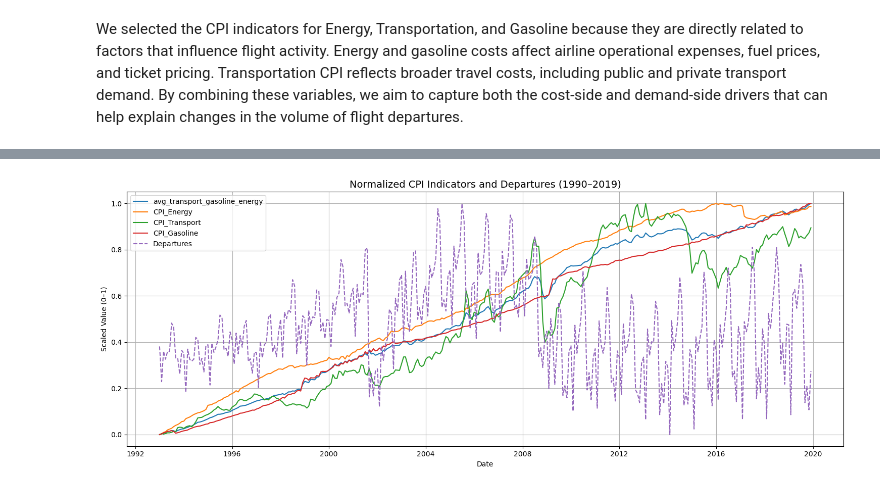
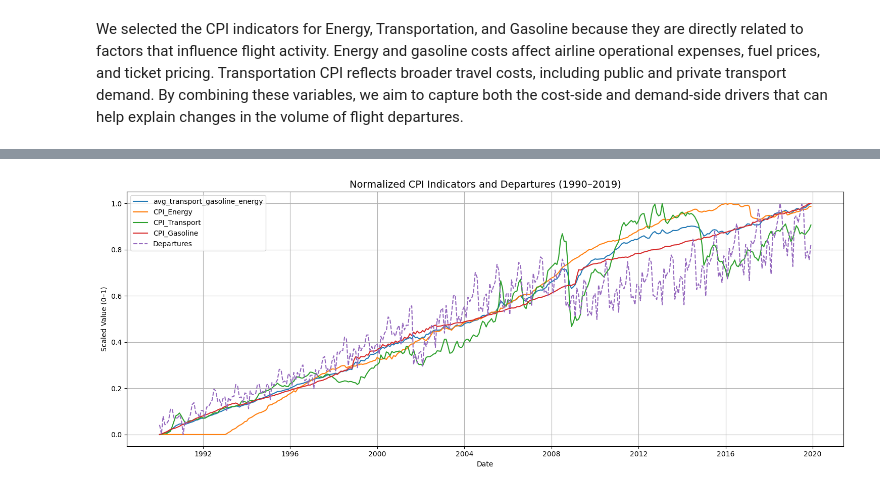
Before and after one commit to nelad1997/Time_Series_Project, a Jupyter notebook: Time_Series_Project.ipynb, the cells around one changed output, grey strips where cells are left out. Saved outputs shown, nothing was run; the diff lists cells and outputs as text; code cells hidden in the pictures.

```diff
--- a/Time_Series_Project.ipynb
+++ b/Time_Series_Project.ipynb
@@ -888,0 +914,16 @@ We selected the CPI indicators for Energy, Transportation, and Gasoline because
+# %%
+full_range = pd.date_range(start='1990-01-01', end='2019-12-01', freq='MS')
+# הגדלה של כל סדרה לטווח מלא
+energy_df = energy_df.set_index('date').reindex(full_range).rename_axis('date').reset_index()
+transportation_df = transportation_df.set_index('date').reindex(full_range).rename_axis('date').reset_index()
+gasoline_df = gasoline_df.set_index('date').reindex(full_range).rename_axis('date').reset_index()
+
+#energy cpi
+print(energy_df.isna().sum())        # count NaNs
+print(energy_df.index.is_unique)     # does the dates are unique?
+#transportation cpi
+print(transportation_df.isna().sum())        # count NaNs
+print(transportation_df.index.is_unique)     # does the dates are unique?
+#gasoline cpi
+print(gasoline_df.isna().sum())        # count NaNs
+print(gasoline_df.index.is_unique)     # does the dates are unique?
@@ -889,21 +972,4 @@ We selected the CPI indicators for Energy, Transportation, and Gasoline because
 # %%
-# --- 1. קריאה ועיבוד נתוני CPI ---
-df = pd.read_csv("cpi.csv")
-df = df[df['period'].str.startswith('M')]
-df['month'] = df['period'].str.extract(r'M(\d{2})').astype(int)
-df = df[(df['month'] >= 1) & (df['month'] <= 12)]
-df['date'] = pd.to_datetime(df['year'].astype(str) + '-' + df['month'].astype(str).str.zfill(2) + '-01')
-
-# סינון טווח תאריכים
-start_date = pd.Timestamp("1990-01-01")
-end_date = pd.Timestamp("2019-12-01")
-df = df[(df['date'] >= start_date) & (df['date'] <= end_date)]
-
-# חלוקה לסדרות
-energy_df = df[df['series_id'] == 'CUSR0000SAE']
-transportation_df = df[df['series_id'] == 'CUSR0000SAT']
-gasoline_df = df[df['series_id'] == 'CUSR0000SAG']
-
 # --- 2. מיזוג סדרות ויצירת ממוצע חדש כולל אנרגיה ---
 merged_all = pd.merge(
     transportation_df[['date', 'value']],
@@ -916,53 +982,51 @@ merged_all = pd.merge(
     merged_all,
     energy_df[['date', 'value']],
     on='date'
-)
-merged_all = merged_all.rename(columns={'value': 'value_energy'})
+).rename(columns={'value': 'value_energy'})
 
 merged_all['avg_transport_gasoline_energy'] = merged_all[
     ['value_transport', 'value_gasoline', 'value_energy']
 ].mean(axis=1)
 
-# --- 3. עיבוד נתוני הטיסות שלך ---
+# --- 3. עיבוד נתוני הטיסות ---
 monthly_departures.index = pd.to_datetime(monthly_departures.index)
 departures_df = monthly_departures.reset_index().rename(columns={'index': 'date'})
 
 # --- 4. בניית DataFrame משולב ---
 combined_df = merged_all[['date', 'avg_transport_gasoline_energy']].copy()
 
-# הוספת שאר הסדרות
 combined_df = combined_df.merge(energy_df[['date', 'value']], on='date', how='left')
 combined_df = combined_df.rename(columns={'value': 'CPI_Energy'})
 
 combined_df = combined_df.merge(transportation_df[['date', 'value']], on='date', how='left')
 combined_df = combined_df.rename(columns={'value': 'CPI_Transport'})
 
 combined_df = combined_df.merge(gasoline_df[['date', 'value']], on='date', how='left')
 combined_df = combined_df.rename(columns={'value': 'CPI_Gasoline'})
 
-combined_df = combined_df.merge(departures_df[['date', 'value']], on='date', how='left')
-combined_df = combined_df.rename(columns={'value': 'Departures'})
+# ודא שיש לך עמודת departures בטבלה הזו
+combined_df = combined_df.merge(departures_df[['date', 'departures']], on='date', how='inner')
+combined_df = combined_df.rename(columns={'departures': 'Departures'})
 
 # --- 5. נרמול ---
 scaler = MinMaxScaler()
 scaled_values = scaler.fit_transform(combined_df.drop(columns='date'))
 scaled_df = pd.DataFrame(scaled_values, columns=combined_df.columns[1:], index=combined_df['date'])
 
 # --- 6. ציור ---
 plt.figure(figsize=(15, 6))
 
 for col in scaled_df.columns:
     linestyle = '--' if col == 'Departures' else '-'
     plt.plot(scaled_df.index, scaled_df[col], label=col, linestyle=linestyle)
 
-
 plt.title("Normalized CPI Indicators and Departures (1990–2019)", fontsize=14)
 plt.xlabel("Date")
 plt.ylabel("Scaled Value (0–1)")
 plt.legend(loc='upper left')
 plt.grid(True)
 plt.tight_layout()
 plt.show()
 # %% [output]
-[figure, old version]
+[figure, new version]
 # %%
```
Also changed, not shown: parts of 32 cells of this notebook.
